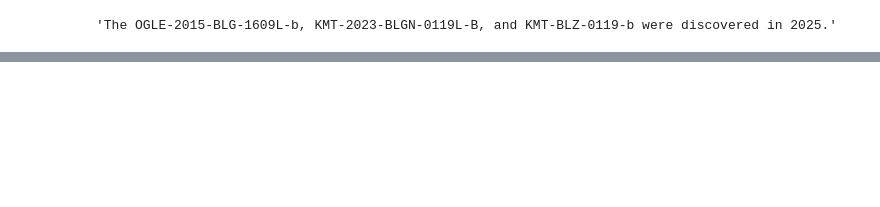
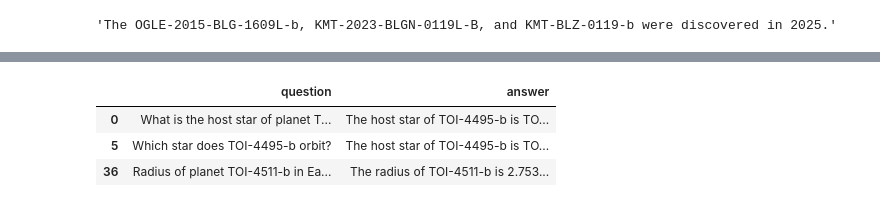
Before and after one commit to kzambello/ml-misc, a Jupyter notebook: exoplanet/exoplanet.ipynb, the cells around one changed output, grey strips where cells are left out. Saved outputs shown, nothing was run; the diff lists cells and outputs as text; code cells hidden in the pictures; blank space fills up the shorter version.

```diff
--- a/exoplanet/exoplanet.ipynb
+++ b/exoplanet/exoplanet.ipynb
@@ -193,0 +363,7 @@ df[df['pl_name']=='KMT-2023-BLG-0119L-b']['summary'].to_list()
+# %%
+df_train.head(3)
+# %% [output]
+|  | question | answer |
+| 0 | What is the host star of planet T... | The host star of TOI-4495-b is TO... |
+| 5 | Which star does TOI-4495-b orbit? | The host star of TOI-4495-b is TO... |
+| 36 | Radius of planet TOI-4511-b in Ea... | The radius of TOI-4511-b is 2.753... |
```
Also changed, not shown: parts of 61 cells of this notebook, 2 other files.
